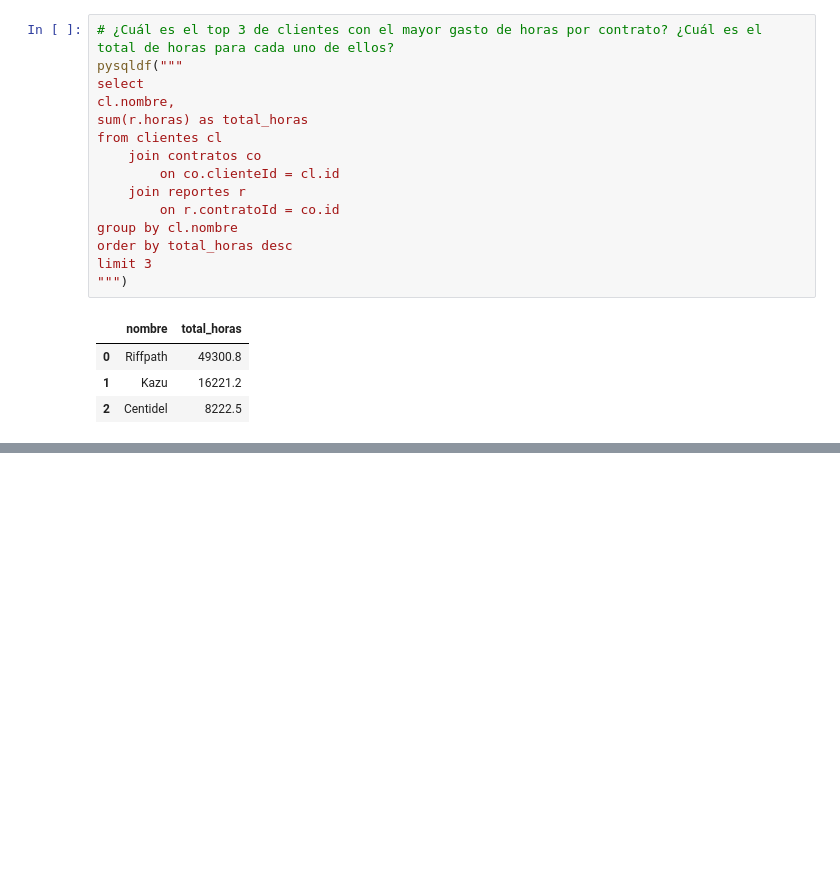
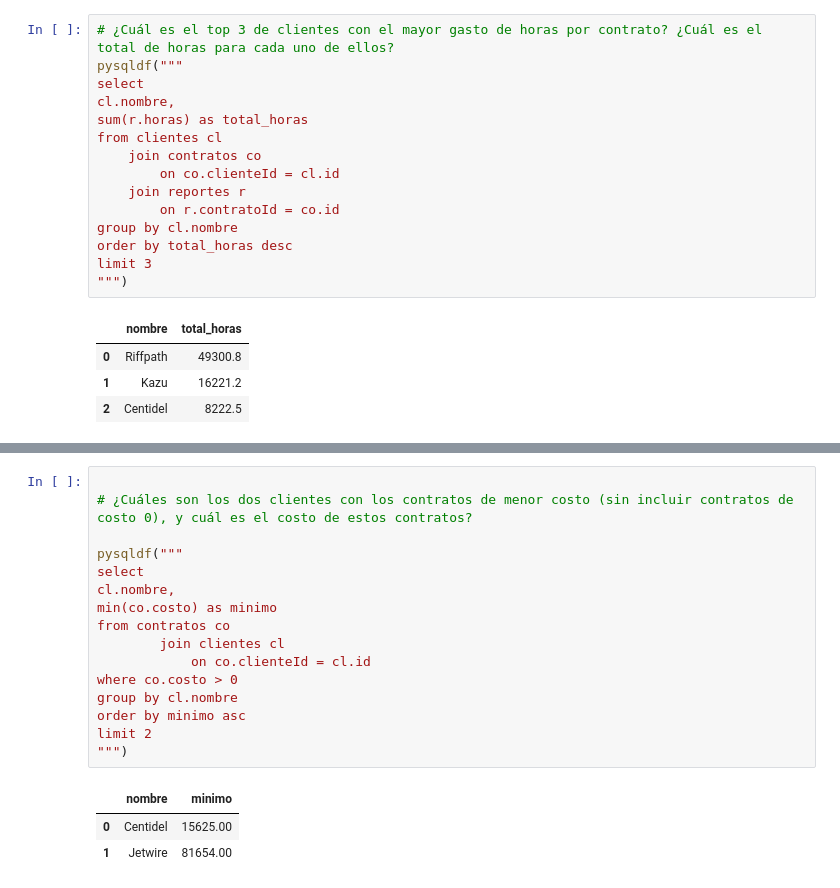
Before and after one commit to danyel117/curso-desarrollo-etl, a Jupyter notebook: clase 4/clase4.ipynb, the cells around one changed output, grey strips where cells are left out. Drawn from its saved outputs; the diff is of its cells as text; blank space fills up the shorter version.

```diff
--- a/clase 4/clase4.ipynb
+++ b/clase 4/clase4.ipynb
@@ -442,0 +500,20 @@ limit 3
+# %%
+
+# ¿Cuáles son los dos clientes con los contratos de menor costo (sin incluir contratos de costo 0), y cuál es el costo de estos contratos?
+
+pysqldf("""
+select
+cl.nombre,
+min(co.costo) as minimo
+from contratos co
+        join clientes cl
+            on co.clienteId = cl.id
+where co.costo > 0
+group by cl.nombre
+order by minimo asc
+limit 2
+""")
+# %% [output]
+|  | nombre | minimo |
+| 0 | Centidel | 15625.00 |
+| 1 | Jetwire | 81654.00 |
```
Also changed, not shown: parts of 6 cells of this notebook.
